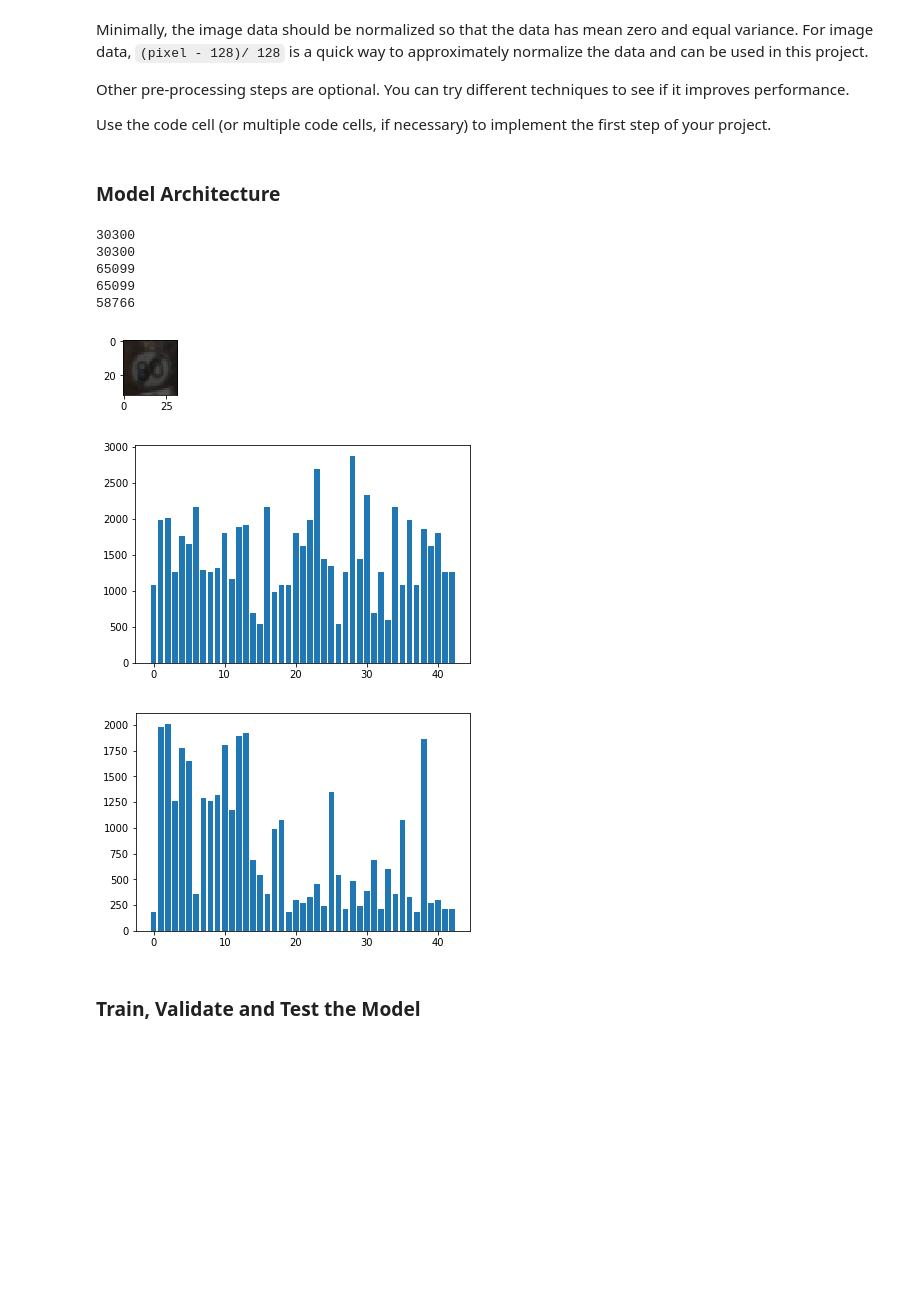
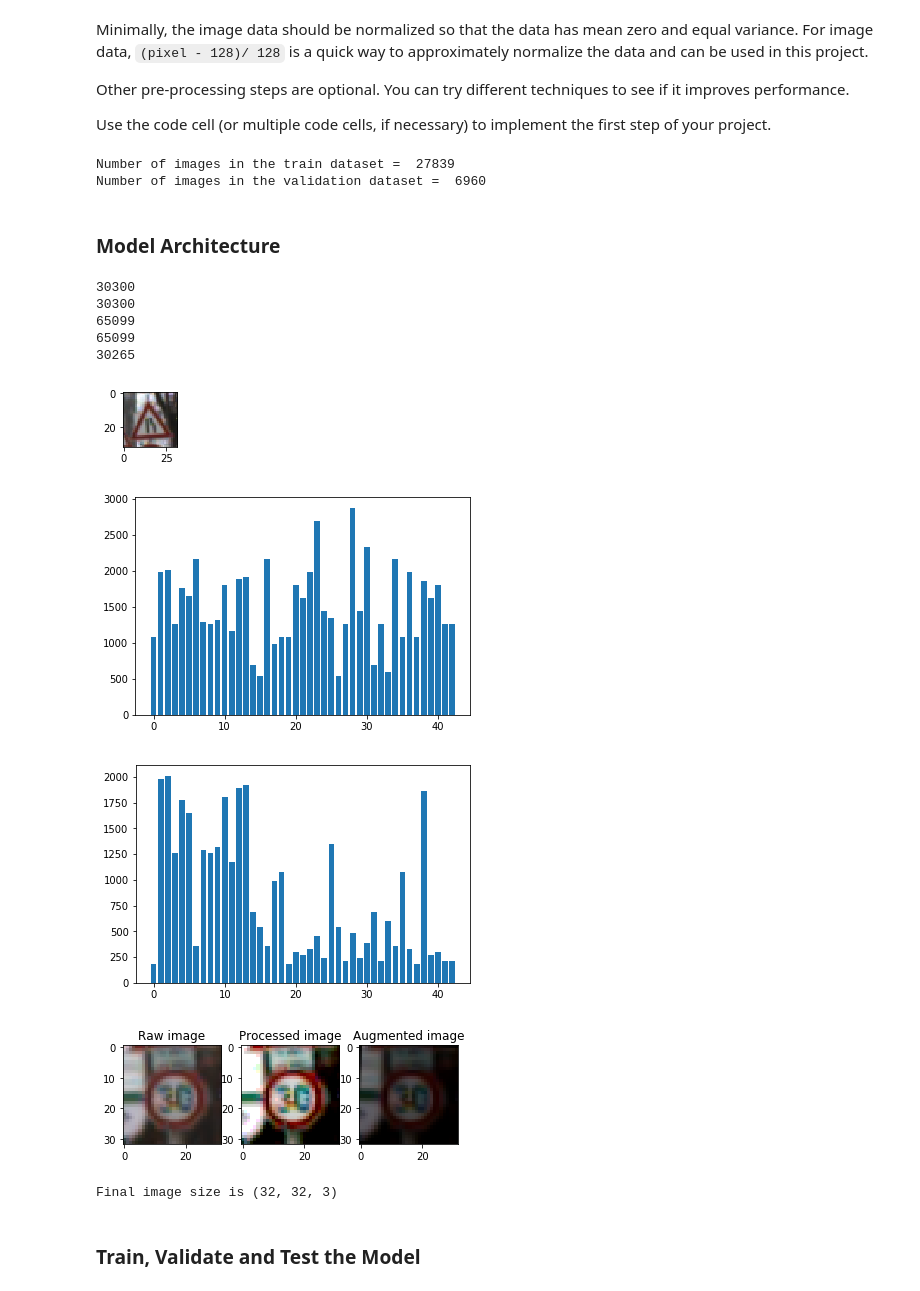
Before and after one commit to TrunksLegendary/Udacity-SDCE-CarND-Traffic-Sign-Classifier-Project, a Jupyter notebook: Udacity-SDCE-CarND-Traffic-Sign-Classifier-Project.ipynb, the cells around one changed output. Cells and saved outputs as stored; diff of their text form; code cells hidden in the pictures; blank space fills up the shorter version.

```diff
--- a/Udacity-SDCE-CarND-Traffic-Sign-Classifier-Project.ipynb
+++ b/Udacity-SDCE-CarND-Traffic-Sign-Classifier-Project.ipynb
@@ -162,5 +193,21 @@ import numpy as np
 %matplotlib inline
 import matplotlib.image as mpimg
 import tensorflow as tf
+# %%
+np.random.seed(seed=123) #Set seed for reproducability
+#Size of the train subset
+size_train = 0.8 #80% of the given dataset
+size_train = int(size_train*n_train)
+#Generate a mask and subsample training and validation da tasets
+mask=np.random.permutation(np.arange(n_train))[:size_train]
+X_train_sub, y_train_sub=X_train[mask], y_train[mask]
+X_val, y_val = np.delete(X_train, mask,0), np.delete(y_train, mask,0)
+n_train_sub = len(y_train_sub)
+n_val = len(y_val)
+print("Number of images in the train dataset = ", n_train_sub)
+print("Number of images in the validation dataset = ", n_val)
+# %% [output]
+Number of images in the train dataset =  27839
+Number of images in the validation dataset =  6960
 # %% [markdown]
 ### Model Architecture
@@ -248,23 +342,33 @@ image = plot_random_img(Xp)
 plt.show()
 plot_dist(Yp)
 plot_dist(y_train)
-
-grayscale_convertor = np.array([[0.2989],[0.5870],[0.1140]])
-xGrey = np.zeros((len(Xp),32,32,1))
-xGrey[:,:,:,] = np.dot(Xp[:,:,:,],grayscale_convertor)
-XpN = (xGrey-128.)/128.
-XvG = np.zeros((len(X_valid),32,32,1))
-XvG=np.dot(X_valid[:,:,:,],grayscale_convertor)
-XvN=(XvG-128.)/128.
 # %% [output]
 30300
 30300
 65099
 65099
-58766
+30265
-[figure, old version]
+[figure, new version]
 [figure]
 [figure]
+# %%
+grayscale_convertor = np.array([[0.2989],[0.5870],[0.1140]])
+xGrey = np.zeros((len(Xp),32,32,1))
+xGrey[:,:,:,] = np.dot(Xp[:,:,:,],grayscale_convertor)
+XpN = (xGrey-128.)/128.
+XvG = np.zeros((len(X_valid),32,32,1))
+XvG=np.dot(X_valid[:,:,:,],grayscale_convertor)
+XvN=(XvG-128.)/128.
+
+x_selected = X_train[y_train == 1]
+im=x_selected[60, :, :, :]
+imp=contr_img(im, 0.5)
+
+show3img(im, transform_image(im,20,10,5), augment_brightness_camera_images(im))
+print("Final image size is", transform_image(im,20,10,5).shape)
+# %% [output]
+[figure, added]
+Final image size is (32, 32, 3)
 # %%
 from tensorflow.contrib.layers import flatten
 
```
Also changed, not shown: parts of 20 cells of this notebook, 18 other files.
